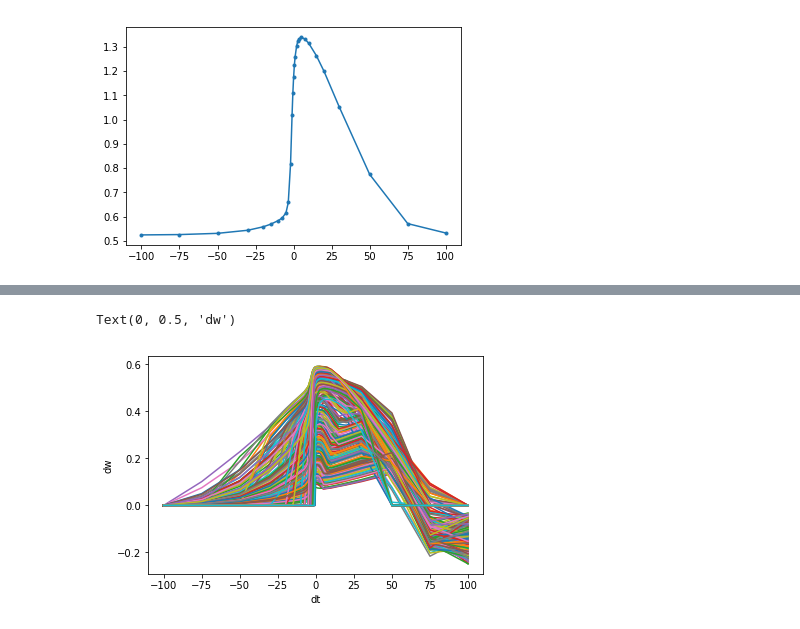
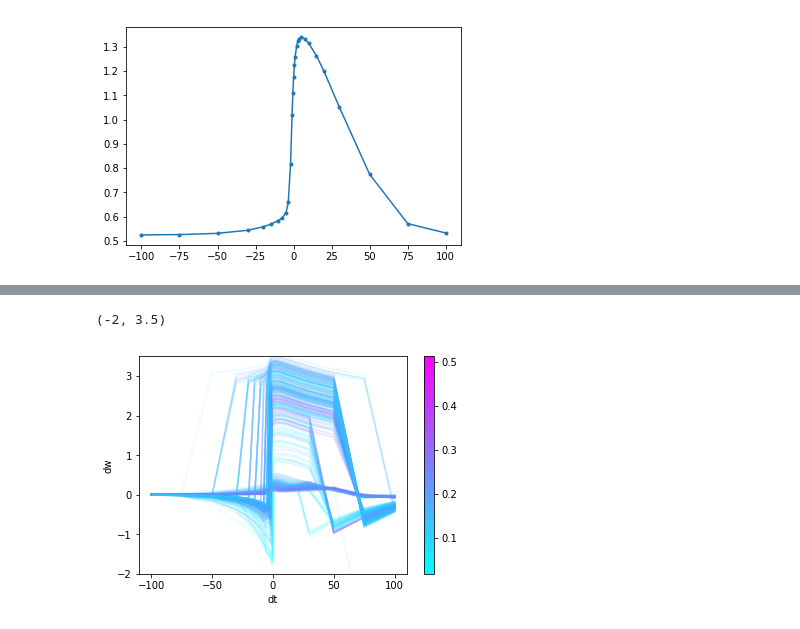
Before and after one commit to p-serna/SpineModel, a Jupyter notebook: STDP Figures.ipynb, the cells around one changed output, grey strips where cells are left out. Drawn from its saved outputs; the diff is of its cells as text; code cells hidden in the pictures.

```diff
--- a/STDP Figures.ipynb
+++ b/STDP Figures.ipynb
@@ -64,0 +186,8 @@ Text(0.5, 1.0, '256')
+# %%
+i = 0
+# %%
+keys = list(dis.keys())
+sel = dis['A1']<.4
+scatter(dis[keys[i]][sel],dcs[19,sel],c=labelsn[sel])
+xlabel(keys[i])
+i +=1
@@ -65,12 +240,20 @@ Text(0.5, 1.0, '256')
+# %%
+cm = get_cmap('cool')
+# %%
+x = dis['Vh']
+x = (x-x.min())/(x.max()-x.min())
 # %%
-i = randint(500)
 figure()
-ths = (0.35,0.55)
+ths = (0.25,0.6)
 for i in range(500):
     wt = wdt(i,ths)
-    plot(wt[:,0],wt[:,1]/(wt[:,1]+.5))
+    rp = stdp(wt)
+    plot(wt[:,0],rp,c=cm(x[i]),alpha=0.1)
 xlabel('dt')
 ylabel('dw')
+scatter(x*0,x*0-3,c = dis['Vh'],cmap=cm)
+colorbar()
+ylim(-2,3.5)
 # %% [output]
-Text(0, 0.5, 'dw')
+(-2, 3.5)
-[figure, old version]
+[figure, new version]
```
Also changed, not shown: parts of 23 cells of this notebook, 9 other files.
